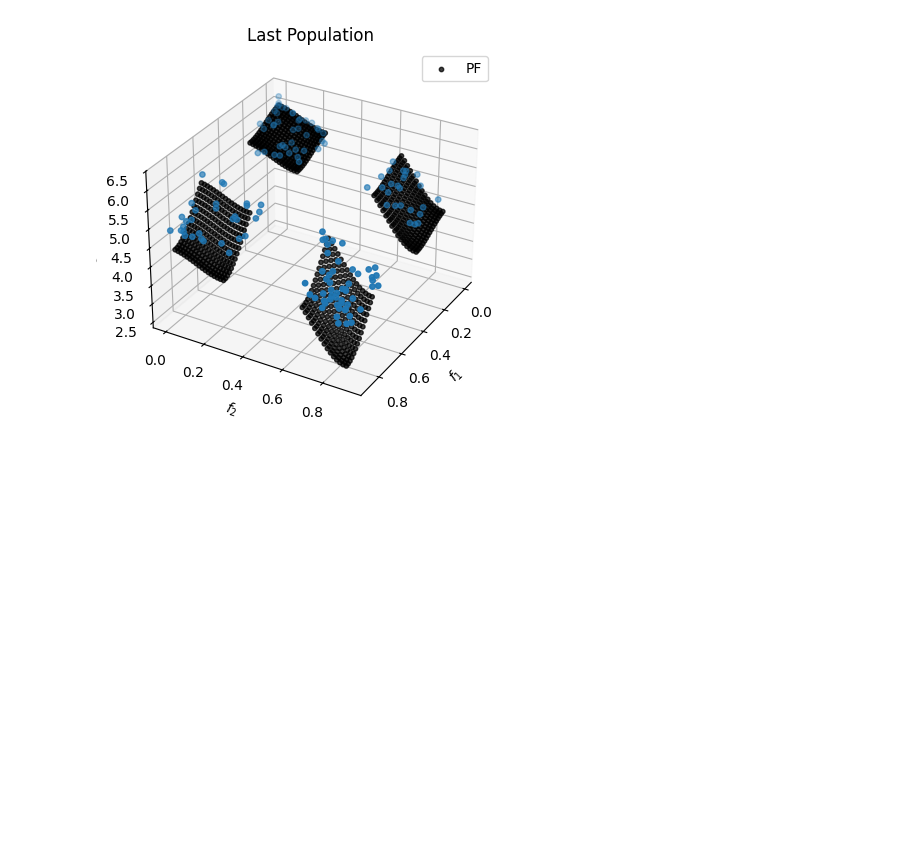
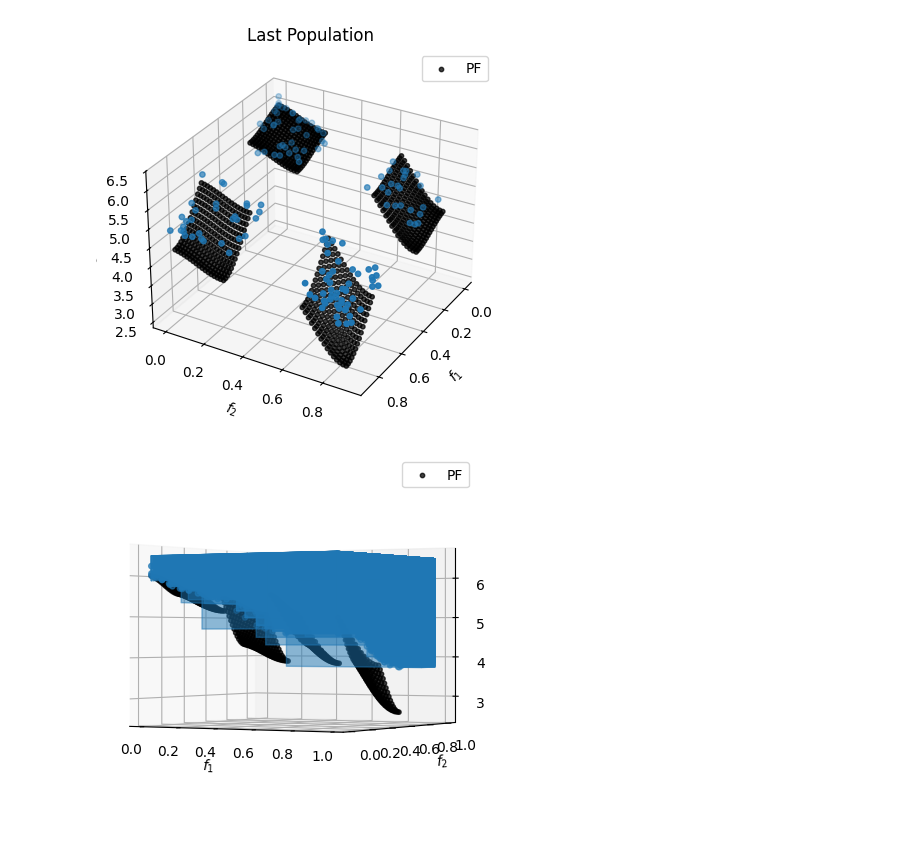
Before and after one commit to electronsandstuff/ParetoBench, a Jupyter notebook: example_notebooks/plotting.ipynb, the cells around one changed output. Saved outputs shown, nothing was run; the diff lists cells and outputs as text; code cells hidden in the pictures; blank space fills up the shorter version.

```diff
--- a/example_notebooks/plotting.ipynb
+++ b/example_notebooks/plotting.ipynb
@@ -109,3 +117,12 @@ plt.title("Last Population")
 # %% [output]
 Text(0.5, 0.92, 'Last Population')
 [figure]
+# %%
+last_pop = exp.runs[1].reports[-1]
+
+fig, ax = plot_objectives(
+    last_pop, settings=PlotObjectivesSettings(problem=exp.runs[1].problem, plot_dominated_area=True)
+)
+ax.view_init(0, -60)
+# %% [output]
+[figure, added]
```
Also changed, not shown: parts of 1 cell of this notebook, 1 other file.
